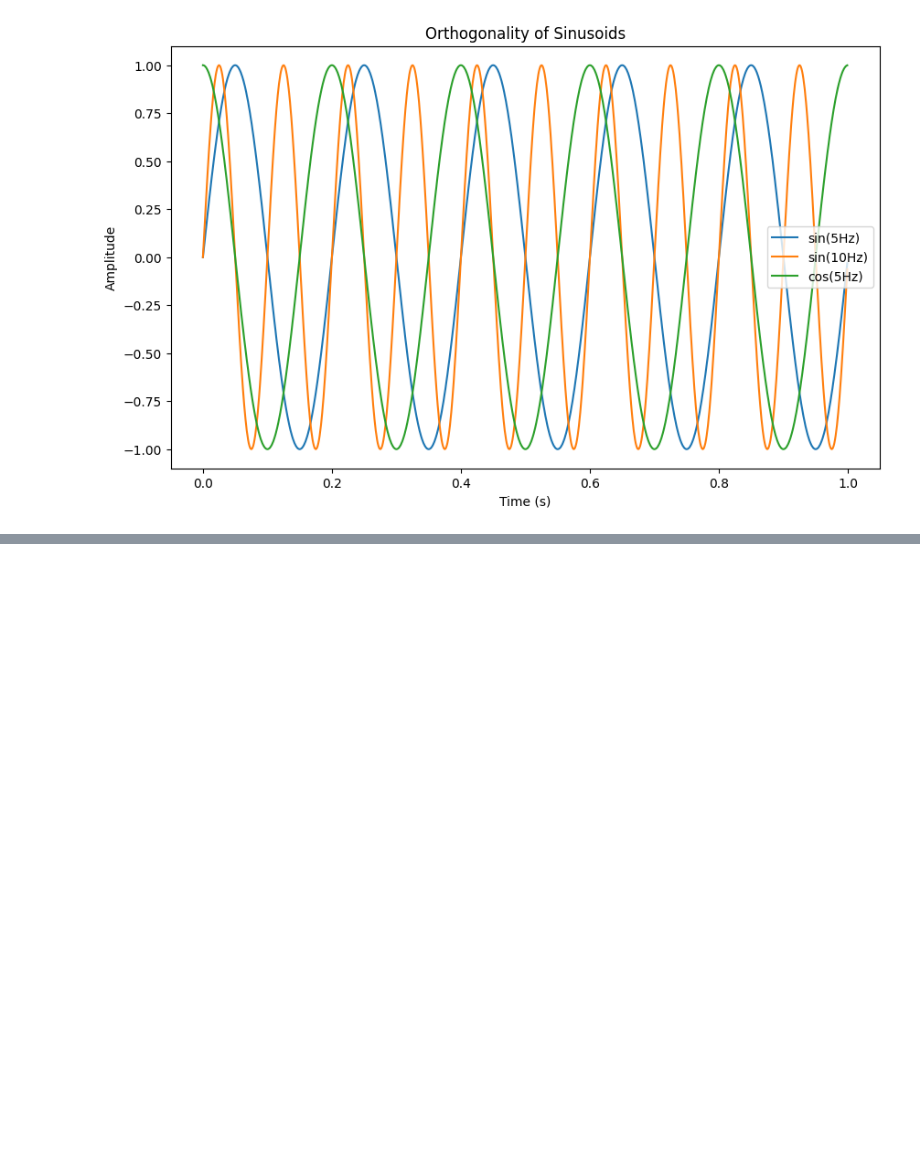
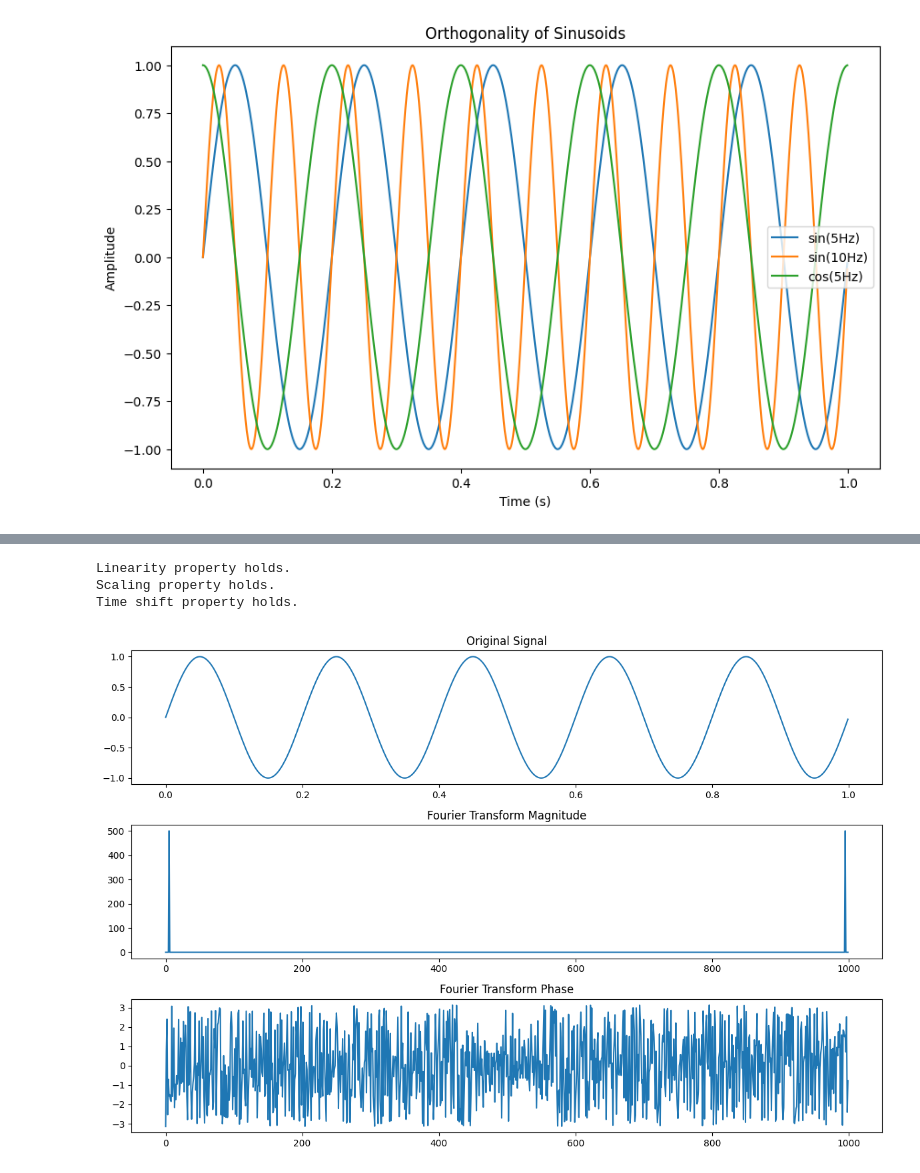
Before and after one commit to guy-singer/BSA-2024, a Jupyter notebook: week-6-fourier-transform/week-6-exercise-notes.ipynb, the cells around one changed output, grey strips where cells are left out. Saved outputs shown, nothing was run; the diff lists cells and outputs as text; code cells hidden in the pictures; blank space fills up the shorter version.

```diff
--- a/week-6-fourier-transform/week-6-exercise-notes.ipynb
+++ b/week-6-fourier-transform/week-6-exercise-notes.ipynb
@@ -234,0 +264,53 @@ Dot product of sin(5Hz) with itself: 500.0
+# %%
+from scipy.fft import fft, ifft
+
+# Create signals
+signal1 = np.sin(2 * np.pi * 5 * t)
+signal2 = 0.5 * np.sin(2 * np.pi * 10 * t)
+signal_sum = signal1 + signal2
+
+# Fourier Transform
+fft_signal1 = fft(signal1)
+fft_signal2 = fft(signal2)
+fft_signal_sum = fft(signal_sum)
+
+# Check linearity property
+assert np.allclose(fft_signal_sum, fft_signal1 + fft_signal2)
+print("Linearity property holds.")
+
+# Scaling property
+a = 2
+scaled_signal = a * signal1
+fft_scaled_signal = fft(scaled_signal)
+assert np.allclose(fft_scaled_signal, a * fft_signal1)
+print("Scaling property holds.")
+
+# Time shift property
+time_shift = 0.1  # Shift by 0.1 seconds
+shifted_signal = np.sin(2 * np.pi * 5 * (t - time_shift))
+fft_shifted_signal = fft(shifted_signal)
+phase_shift = np.exp(-1j * 2 * np.pi * 5 * time_shift)
+assert np.allclose(fft_shifted_signal, phase_shift * fft_signal1)
+print("Time shift property holds.")
+
+# Visualization of Fourier Transform
+plt.figure(figsize=(12, 8))
+plt.subplot(3, 1, 1)
+plt.plot(t, signal1, label="Original Signal")
+plt.title("Original Signal")
+
+plt.subplot(3, 1, 2)
+plt.plot(np.abs(fft_signal1), label="|FFT| Original")
+plt.title("Fourier Transform Magnitude")
+
+plt.subplot(3, 1, 3)
+plt.plot(np.angle(fft_signal1), label="Phase Original")
+plt.title("Fourier Transform Phase")
+
+plt.tight_layout()
+plt.show()
+# %% [output]
+Linearity property holds.
+Scaling property holds.
+Time shift property holds.
+[figure, added]
```
Also changed, not shown: parts of 1 cell of this notebook.
